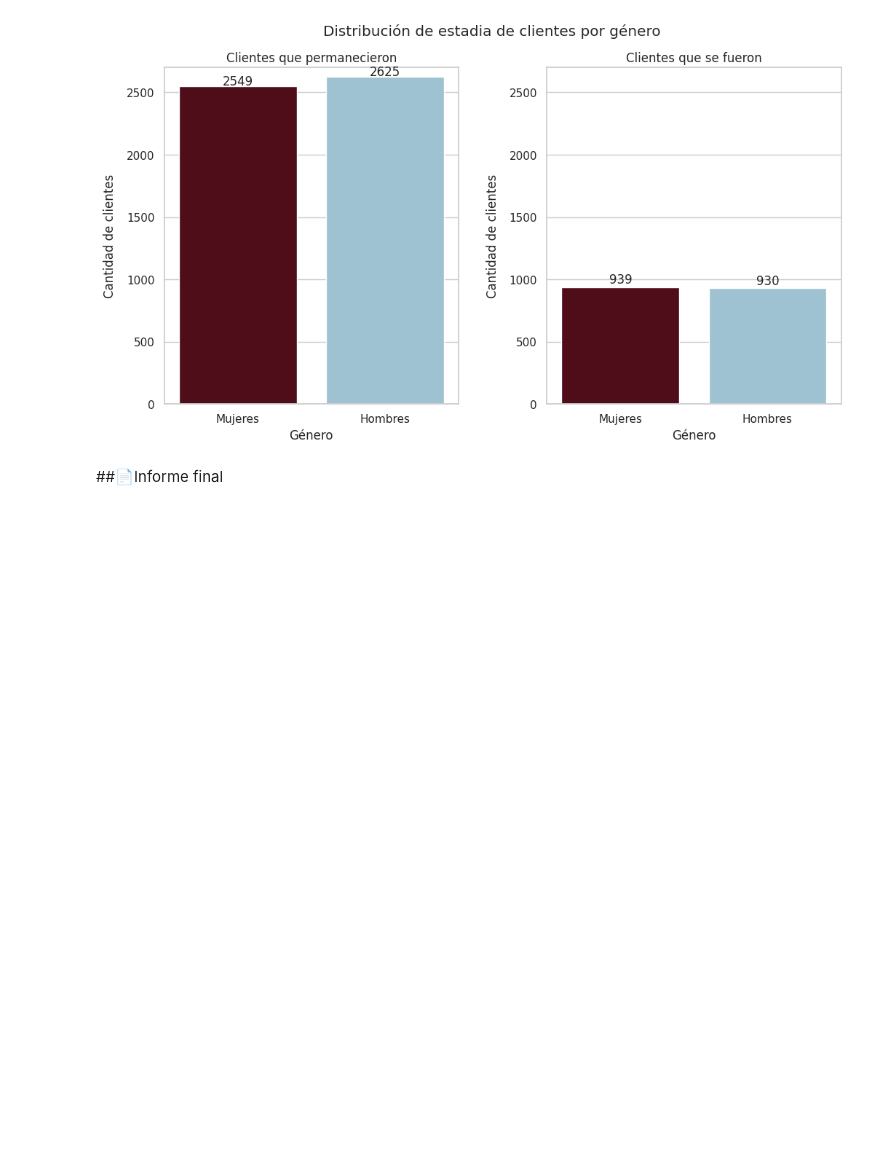
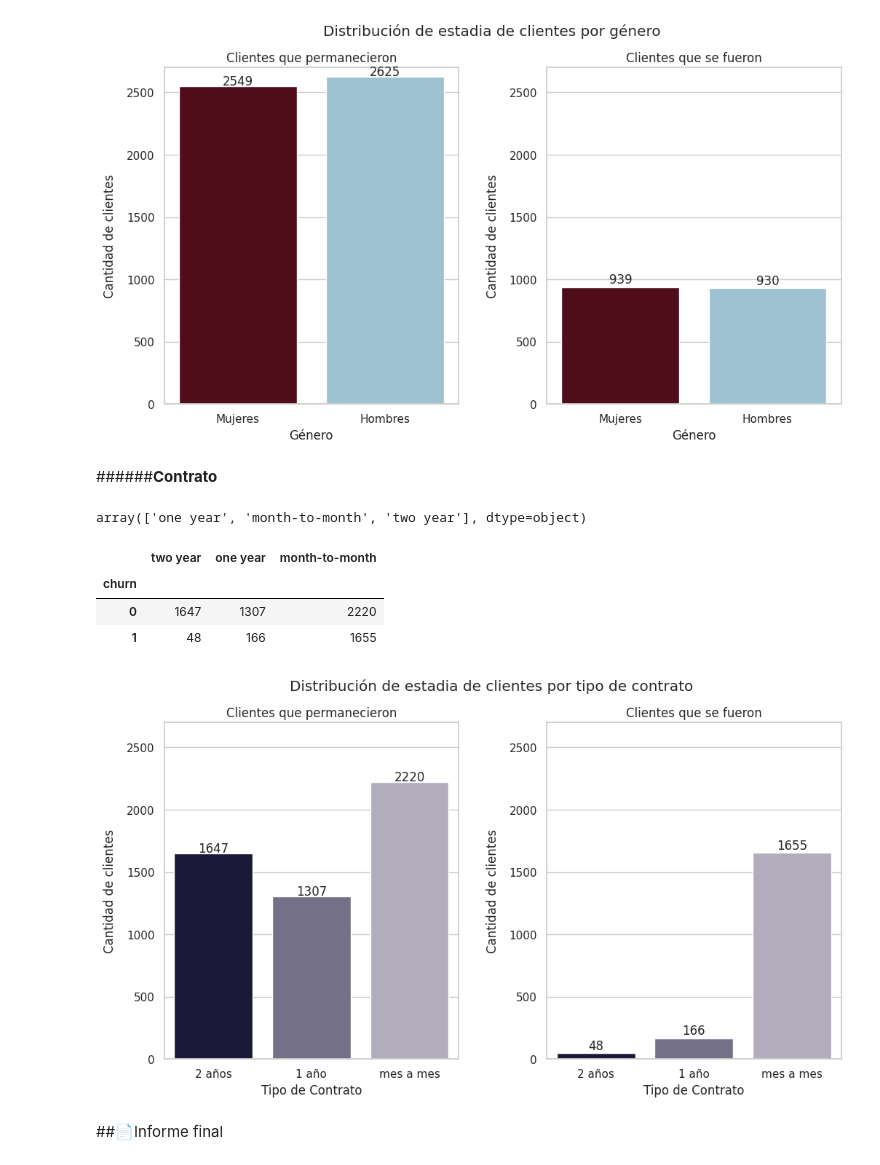
Before and after one commit to GP-Core/Telecom-X-Part-1, a Jupyter notebook: TelecomX_Part1-Gp-Core.ipynb, the cells around one changed output. Drawn from its saved outputs; the diff is of its cells as text; code cells hidden in the pictures; blank space fills up the shorter version.

```diff
--- a/TelecomX_Part1-Gp-Core.ipynb
+++ b/TelecomX_Part1-Gp-Core.ipynb
@@ -504,5 +502,69 @@ for ax in ax.ravel():
 plt.show()
 # %% [output]
 [figure]
+# %% [markdown]
+######**Contrato**
+# %%
+datos_norm['contract'].unique()
+# %% [output]
+array(['one year', 'month-to-month', 'two year'], dtype=object)
+# %%
+contrato_data = pd.DataFrame({'two year':datos_norm[datos_norm['contract'] == 'two year']['churn'].value_counts(),'one year':datos_norm[datos_norm['contract'] == 'one year']['churn'].value_counts(),
+                            'month-to-month':datos_norm[datos_norm['contract'] == 'month-to-month']['churn'].value_counts()})
+contrato_data
+# %% [output]
+|  | two year | one year | month-to-month |
+| churn |  |  |  |
+| 0 | 1647 | 1307 | 2220 |
+| 1 | 48 | 166 | 1655 |
+# %%
+
+sns.set_theme(style='whitegrid')
+#Configurando el grafico
+fig,ax = plt.subplots(1,2,figsize=(12,6))
+#separando graficos
+fig.subplots_adjust(hspace=0.5,wspace=0.3)
+
+fig.suptitle('Distribución de estadia de clientes por tipo de contrato')
+# Gráfico para los clientes que permanecieron
+sns.barplot(
+    x=contrato_data.columns,
+    y=[contrato_data['two year'][0],contrato_data['one year'][0],contrato_data['month-to-month'][0]],
+    palette=['#151340', '#706C8C','#B1AABF'],
+    hue=['2 años','1 año','mes a mes'],
+    legend=False,
+    ax=ax[0]
+)
+ax[0].set_title('Clientes que permanecieron')
+ax[0].set_xticks([0, 1,2],['2 años','1 año','mes a mes'])
+ax[0].set_xlabel('Tipo de Contrato')
+ax[0].set_ylabel('Cantidad de clientes',labelpad=10.0)
+for i, j in enumerate([contrato_data['two year'][0],contrato_data['one year'][0],contrato_data['month-to-month'][0]]):
+    ax[0].text(i, j + 10, str(j), ha='center', fontsize=12)
+
+# Gráfico para los clientes que se fueron
+sns.barplot(
+    x=contrato_data.columns,
+    y=[contrato_data['two year'][1],contrato_data['one year'][1],contrato_data['month-to-month'][1]],
+    palette=['#151340', '#706C8C','#B1AABF'],
+    hue=['2 años','1 año','mes a mes'],
+    legend=False,
+    ax=ax[1]
+)
+ax[1].set_title('Clientes que se fueron')
+ax[1].set_xticks([0, 1,2],['2 años','1 año','mes a mes'])
+ax[1].set_xlabel('Tipo de Contrato')
+ax[1].set_ylabel('Cantidad de clientes',labelpad=10.0)
+for i, j in enumerate([contrato_data['two year'][1],contrato_data['one year'][1],contrato_data['month-to-month'][1]]):
+    ax[1].text(i, j + 30, str(j), ha='center', fontsize=12)
+
+ymin = 0
+ymax = 2700
+
+for ax in ax.ravel():
+  ax.set_ylim(ymin,ymax)
+plt.show()
+# %% [output]
+[figure, added]
 # %% [markdown]
 ##📄Informe final
```
Also changed, not shown: parts of 4 cells of this notebook.
